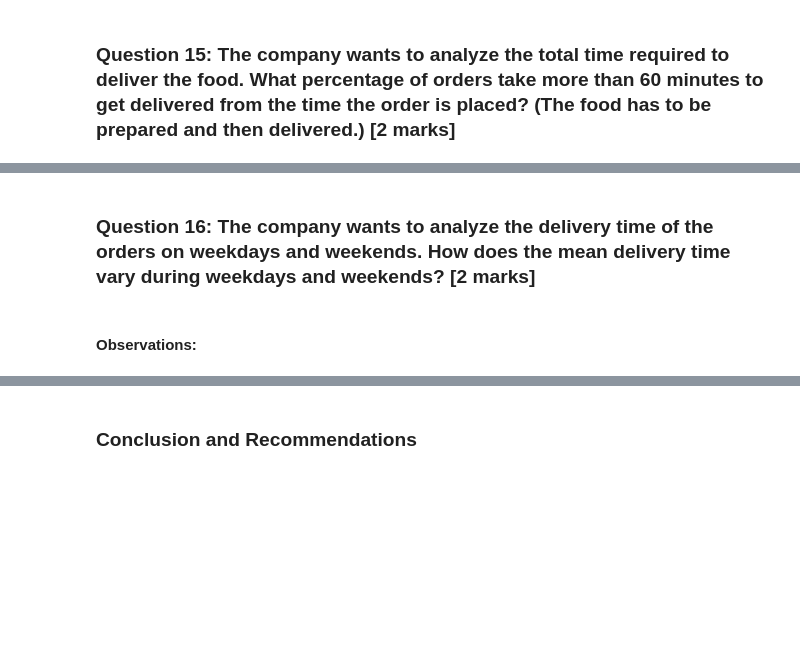
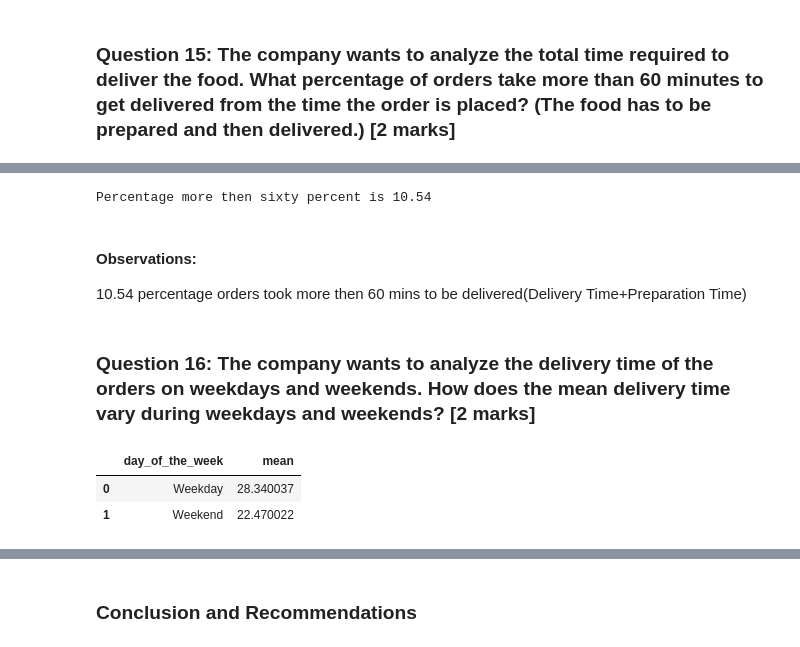
Before and after one commit to Rajesh2015/FoodHub-Data-Analysis, a Jupyter notebook: FoodHub-EDA.ipynb, the cells around one changed output, grey strips where cells are left out. Drawn from its saved outputs; the diff is of its cells as text; code cells hidden in the pictures; blank space fills up the shorter version.

```diff
--- a/FoodHub-EDA.ipynb
+++ b/FoodHub-EDA.ipynb
@@ -951,2 +947,11 @@ Total revenue on all the orders is around=6166.303
+# %%
+food_df['total_time']=food_df['food_preparation_time']+food_df['delivery_time']
+more_then_sixty_percent=round((food_df[food_df['total_time']>60]['order_id'].count()/food_df.shape[0])*100,2)
+print(f"Percentage more then sixty percent is {more_then_sixty_percent}")
+# %% [output]
+Percentage more then sixty percent is 10.54
+# %% [markdown]
+#### Observations:
+10.54 percentage orders took more then 60 mins to be delivered(Delivery Time+Preparation Time)
 # %% [markdown]
 ### **Question 16:** The company wants to analyze the delivery time of the orders on weekdays and weekends. How does the mean delivery time vary during weekdays and weekends? [2 marks]
@@ -955,2 +958,8 @@ Total revenue on all the orders is around=6166.303
-# %% [markdown]
-#### Observations:
+# %%
+food_df_mean=food_df.groupby('day_of_the_week')['delivery_time'].mean().reset_index()
+food_df_mean.rename(columns={'delivery_time': 'mean'},inplace=True)
+food_df_mean
+# %% [output]
+|  | day_of_the_week | mean |
+| 0 | Weekday | 28.340037 |
+| 1 | Weekend | 22.470022 |
```
Also changed, not shown: parts of 6 cells of this notebook.
